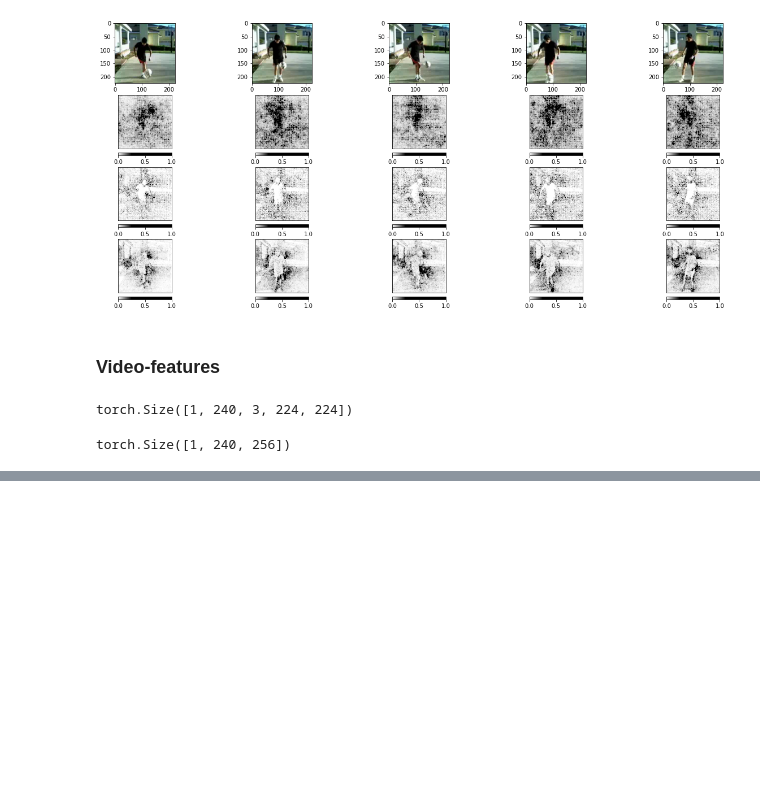
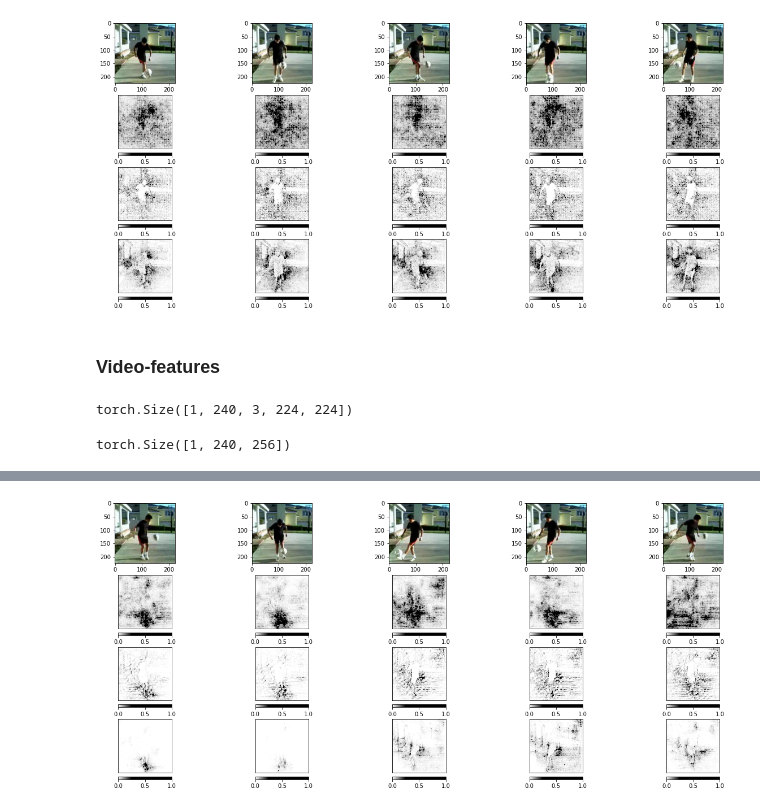
Before and after one commit to catalyst-team/introspection, a Jupyter notebook: notebooks/intospection.ipynb, the cells around one changed output, grey strips where cells are left out. Drawn from its saved outputs; the diff is of its cells as text; code cells hidden in the pictures; blank space fills up the shorter version.

```diff
--- a/notebooks/intospection.ipynb
+++ b/notebooks/intospection.ipynb
@@ -605,0 +643,4 @@ plt.show()
+# %%
+saliency = Saliency(model)
+grads = saliency.attribute(features3, target=label.item())
+# grads = np.transpose(grads.squeeze().cpu().detach().numpy(), (1, 2, 0))
@@ -605,0 +661,42 @@ plt.show()
+# %%
+ig = IntegratedGradients(model)
+nt = NoiseTunnel(ig)
+attr_ig_nt = attribute_image_features(
+    nt,
+    model,
+    features3,
+    label,
+    baselines=features3 * 0,
+    nt_type='smoothgrad_sq',
+    nt_samples=5,
+    stdevs=0.2
+)
+# %%
+fig, axs = plt.subplots(4, segment_len, figsize=(21, 9))
+
+default_cmap = LinearSegmentedColormap.from_list(
+    'custom blue',
+    [(0, '#ffffff'), (0.25, '#000000'), (1, '#000000')],
+    N=256
+)
+
+for j in range(segment_len):
+    axs[0, j].imshow(features3[0, j].detach().permute(1, 2, 0))
+
+for i, show_attr in enumerate([grads, attr_ig, attr_ig_nt]):
+    for j in range(segment_len):
+        _ = viz.visualize_image_attr(
+            np.transpose(show_attr[0, j].cpu().detach().numpy(), (1,2,0)),
+            np.transpose(features3[0, j].cpu().detach().numpy(), (1,2,0)),
+            method='heat_map',
+            cmap=default_cmap,
+            show_colorbar=True,
+            sign='positive',
+            outlier_perc=1,
+            plt_fig_axis=(fig, axs[i+1, j]),
+            use_pyplot=False,
+        )
+
+plt.show()
+# %% [output]
+[figure, added]
```
Also changed, not shown: parts of 14 cells of this notebook, 2 other files.
